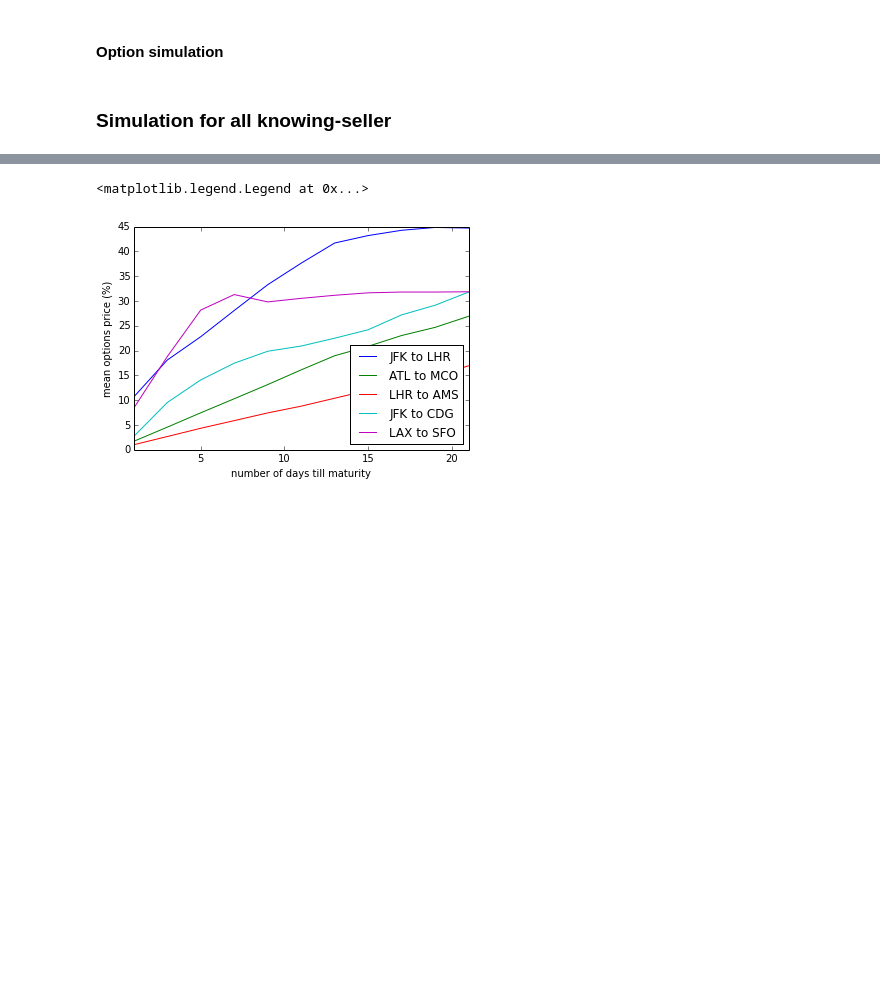
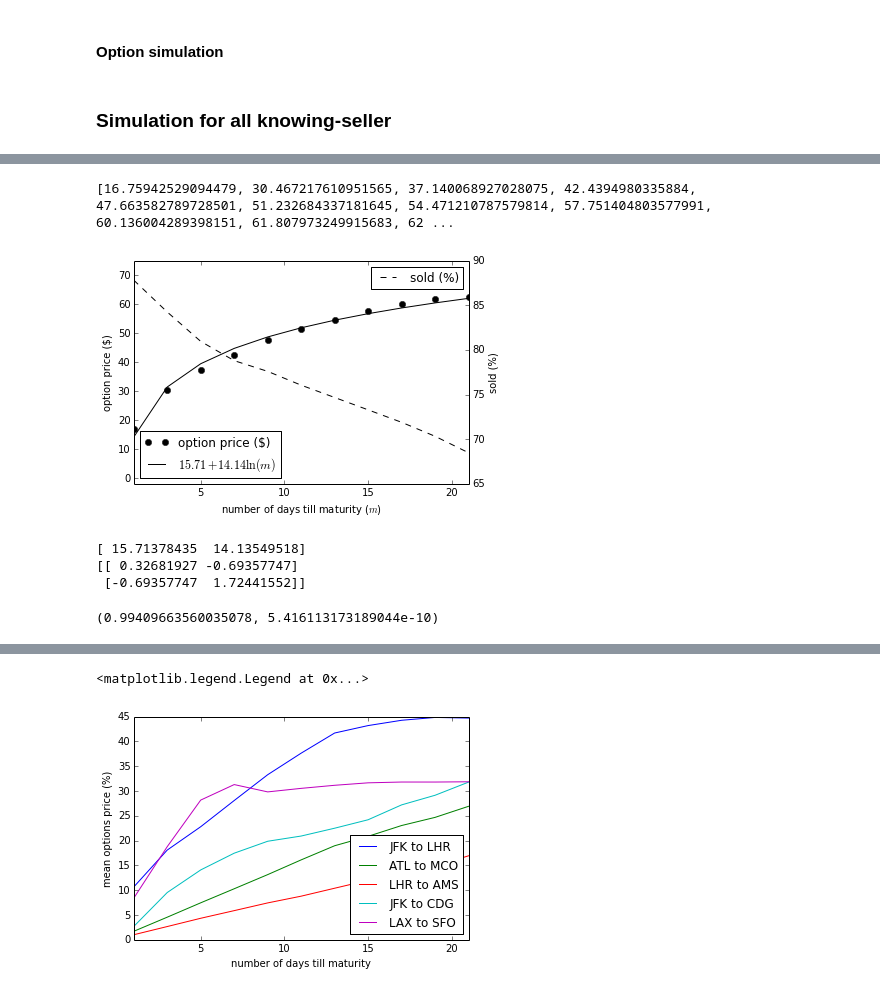
Before and after one commit to vankempen/Thesis, a Jupyter notebook: Simulation/Simulation.ipynb, the cells around one changed output, grey strips where cells are left out. Cells and saved outputs as stored; diff of their text form; code cells hidden in the pictures; blank space fills up the shorter version.

```diff
--- a/Simulation/Simulation.ipynb
+++ b/Simulation/Simulation.ipynb
@@ -271,0 +354,28 @@ e = np.array(ak_results)
+# %%
+fig, ax1 = plt.subplots()
+
+data = []
+for i in range(len(ak_results)):
+    data.append(ak_results[i]['optionPrice'])
+ax1.plot(range(1,22,2), data, 'ko', label='option price ($)')
+ax1.plot(x, func(x, *popt), 'k-', label=r"$%.2f + %.2f\ln(m)$" % tuple(popt))
+legend(loc='lower left')
+ylim(-2,75)
+ylabel('option price ($)')
+xlabel(r'number of days till maturity ($m$)')
+yscale('linear')
+print data
+
+data = []
+for i in range(len(ak_results)):
+    data.append(ak_results[i]['percSold'])
+ax2 = ax1.twinx()
+ax2.plot(range(1,22,2), data, 'k--', label='sold (%)')
+
+xlim(1,21)
+ylabel('sold (%)')
+legend()
+#savefig('/home/patrick/Thesis/ThesisTemplate/figures/OptionPricesMaturity.png', dpi=400)
+# %% [output]
+[16.75942529094479, 30.467217610951565, 37.140068927028075, 42.4394980335884, 47.663582789728501, 51.232684337181645, 54.471210787579814, 57.751404803577991, 60.136004289398151, 61.807973249915683, 62 ...
+[figure, added]
@@ -271,0 +390,11 @@ e = np.array(ak_results)
+# %%
+print popt
+print pcov
+# %% [output]
+[ 15.71378435  14.13549518]
+[[ 0.32681927 -0.69357747]
+ [-0.69357747  1.72441552]]
+# %%
+ss.pearsonr(y, func(x, *popt))
+# %% [output]
+(0.99409663560035078, 5.416113173189044e-10)
```
Also changed, not shown: parts of 23 cells of this notebook, 9 other files.
